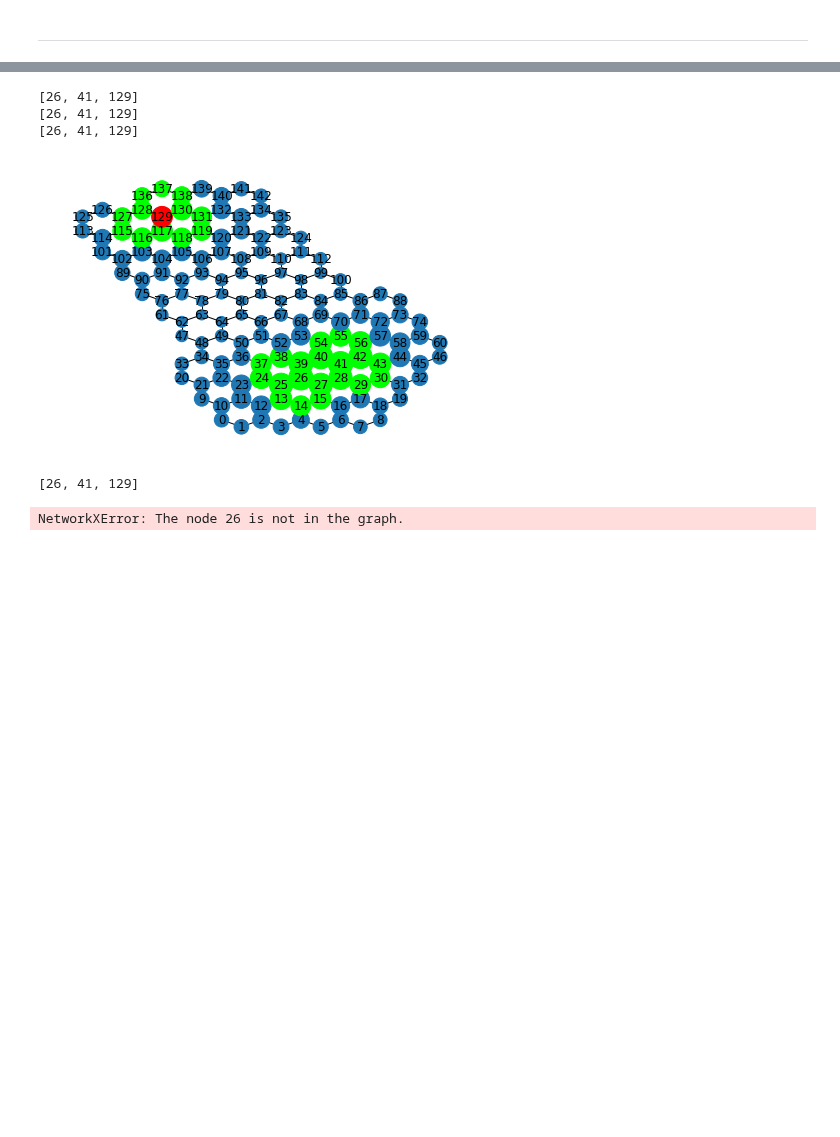
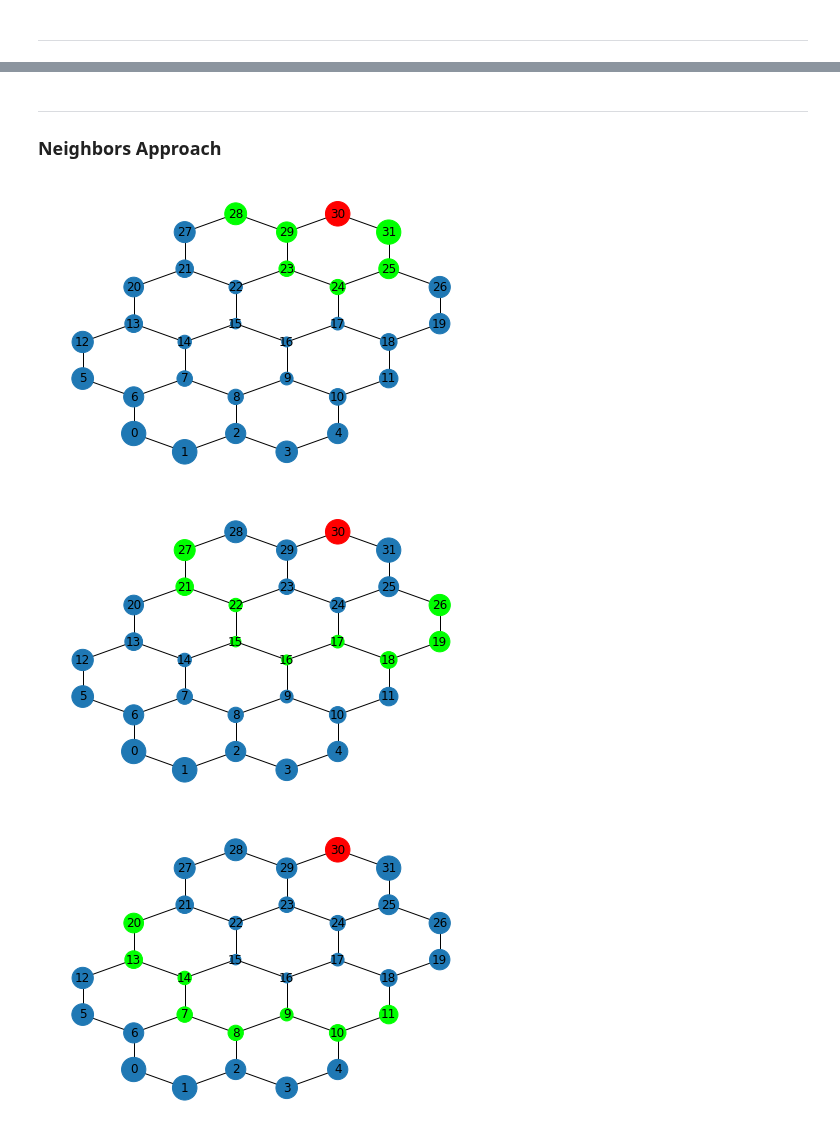
Before and after one commit to udaykusupati/ActuationUmbrellaMeshes, a Jupyter notebook: python/actuation_experiments/path_vizualise.ipynb, the cells around one changed output, grey strips where cells are left out. Cells and saved outputs as stored; diff of their text form; code cells hidden in the pictures; blank space fills up the shorter version.

```diff
--- a/python/actuation_experiments/path_vizualise.ipynb
+++ b/python/actuation_experiments/path_vizualise.ipynb
@@ -216,9 +281,5 @@ for bump in bumps:
 # %%
-surrounding_bumps(graph, bumps, level=2, verbose=False)
+# surrounding_bumps(graph, bumps, level=7, verbose=True);
-# %% [output]
-[26, 41, 129]
-[26, 41, 129]
-[26, 41, 129]
-[figure, removed]
-[26, 41, 129]
-NetworkXError: The node 26 is not in the graph.
+# %% [markdown]
+---
+### Neighbors Approach
@@ -224,0 +336,6 @@ NetworkXError: The node 26 is not in the graph.
+# %%
+surr = surround_neigh_level(graph, bumps[-1], level=10, verbose=True)
+# %% [output]
+[figure, added]
+[figure, added]
+[figure, added]
```
Also changed, not shown: parts of 20 cells of this notebook.
